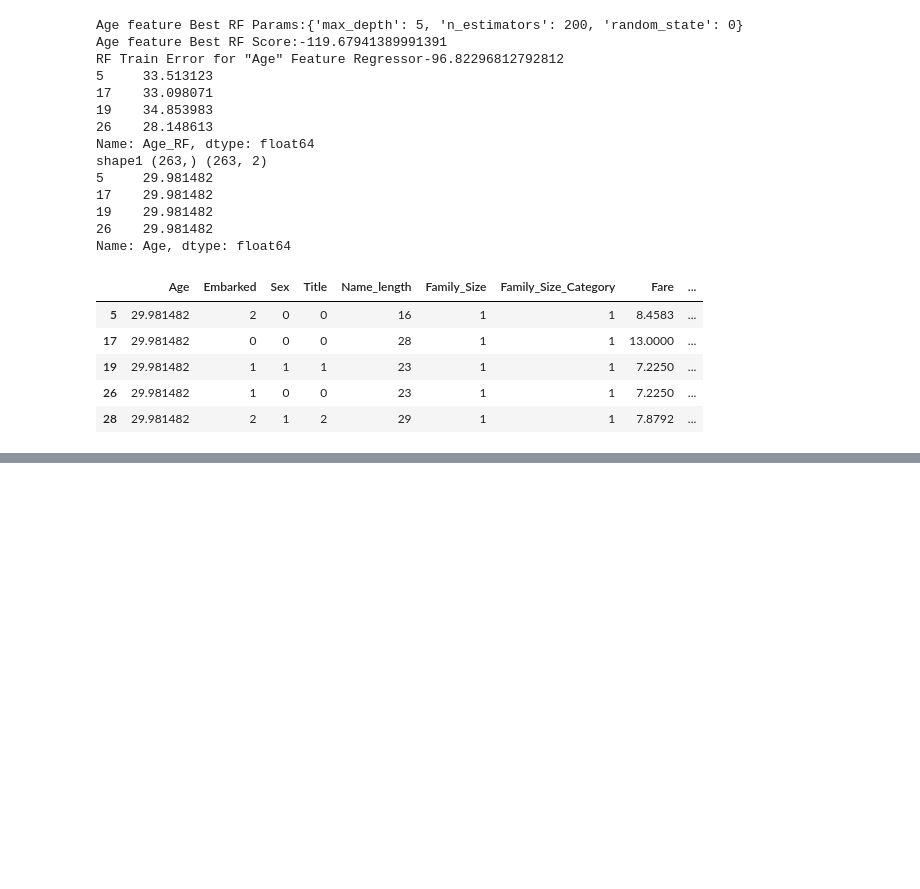
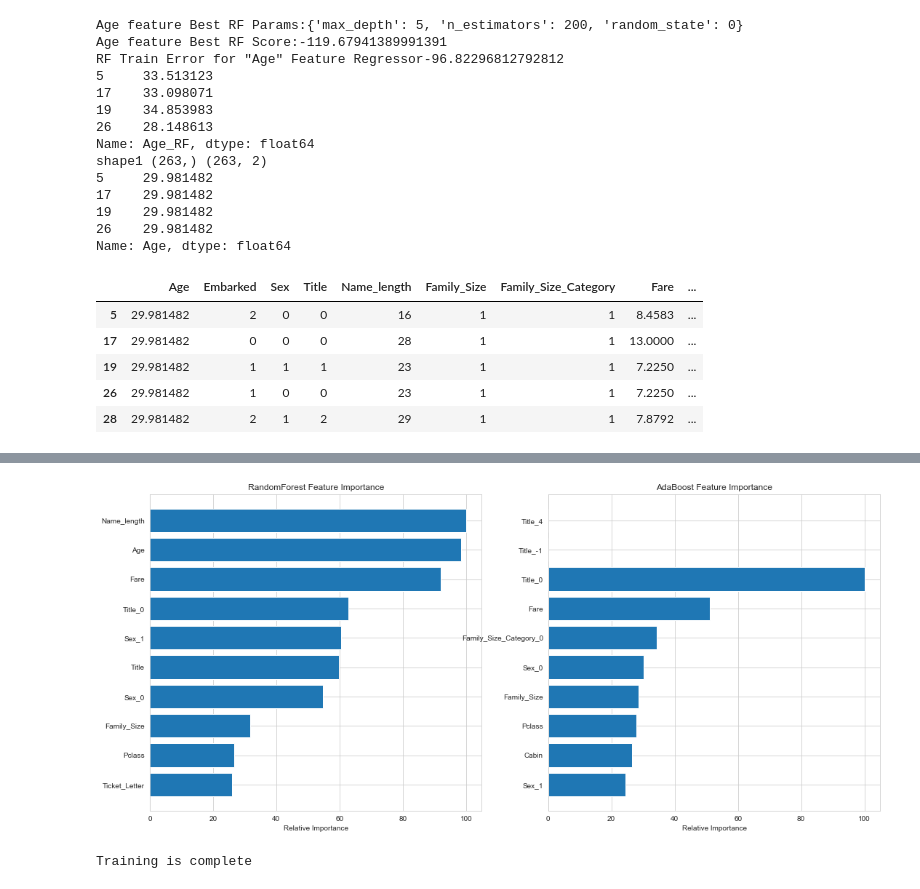
Before and after one commit to QQYES/kaggle_titanic, a Jupyter notebook: titanic_advanced.ipynb, the cells around one changed output, grey strips where cells are left out. Drawn from its saved outputs; the diff is of its cells as text; code cells hidden in the pictures; blank space fills up the shorter version.

```diff
--- a/titanic_advanced.ipynb
+++ b/titanic_advanced.ipynb
@@ -676,0 +719,7 @@ missing_age_test.head()
+# %%
+train_data = combined_train_test[:891]
+test_data = combined_train_test[891:]
+
+titanic_train_data_X = train_data.drop(['Survived'],axis=1)
+titanic_train_data_Y = train_data['Survived']
+titanic_test_data_X = test_data.drop(['Survived'],axis=1)
@@ -676,0 +836,5 @@ missing_age_test.head()
+# %%
+feature_to_pick = 30
+feature_top_n,feature_importance = get_top_n_features(titanic_train_data_X,titanic_train_data_Y,feature_to_pick)
+titanic_train_data_X = pd.DataFrame(titanic_train_data_X[feature_top_n])
+titanic_test_data_X = pd.DataFrame(titanic_test_data_X[feature_top_n])
@@ -676,0 +937,32 @@ missing_age_test.head()
+# %%
+rf_feature_imp = feature_importance[:10]
+Ada_feature_imp = feature_importance[32:32+10].reset_index(drop=True)
+
+# make importances relative to max importance
+rf_feature_importance = 100.0 * (rf_feature_imp['importance'] / rf_feature_imp['importance'].max())
+Ada_feature_importance = 100.0 * (Ada_feature_imp['importance'] / Ada_feature_imp['importance'].max())
+
+# Get the indexes of all features over the importance threshold
+rf_important_idx = np.where(rf_feature_importance)[0]
+Ada_important_idx = np.where(Ada_feature_importance)[0]
+
+# Adapted from http://scikit-learn.org/stable/auto_examples/ensemble/plot_gradient_boosting_regression.html
+pos = np.arange(rf_important_idx.shape[0]) + .5
+
+plt.figure(1, figsize = (18, 8))
+
+plt.subplot(1,2,1)
+plt.barh(pos, rf_feature_importance[rf_important_idx][::-1])
+plt.yticks(pos, rf_feature_imp['feature'][::-1])
+plt.xlabel('Relative Importance')
+plt.title('RandomForest Feature Importance')
+
+plt.subplot(1,2,2)
+plt.barh(pos, Ada_feature_importance[Ada_important_idx][::-1])
+plt.yticks(pos, Ada_feature_imp['feature'][::-1])
+plt.xlabel('Relative Importance')
+plt.title('AdaBoost Feature Importance')
+
+plt.show()
+# %% [output]
+[figure, added]
@@ -676,0 +1023,13 @@ missing_age_test.head()
+# %%
+# Create our OOF train and test predictions.These base result will be used as new featurs
+rf_oof_train,rf_oof_test = get_out_fold(rf,x_train,y_train,x_test)  # Random Forest
+ada_oof_train,ada_oof_test = get_out_fold(ada,x_train,y_train,x_test)  # AdaBoost
+et_oof_train,et_oof_test = get_out_fold(et,x_train,y_train,x_test)  # Extra Trees
+gb_oof_train,gb_oof_test = get_out_fold(gb,x_train,y_train,x_test)  # Gradient Boost
+dt_oof_train,dt_oof_test = get_out_fold(dt,x_train,y_train,x_test)  #Decision Tree
+knn_oof_train,knn_oof_test = get_out_fold(knn,x_train,y_train,x_test)  # KNeighbors
+svm_oof_train,svm_oof_test = get_out_fold(svm,x_train,y_train,x_test)  # Support Vector
+
+print("Training is complete")
+# %% [output]
+Training is complete
```
Also changed, not shown: parts of 25 cells of this notebook, 1 other file.
